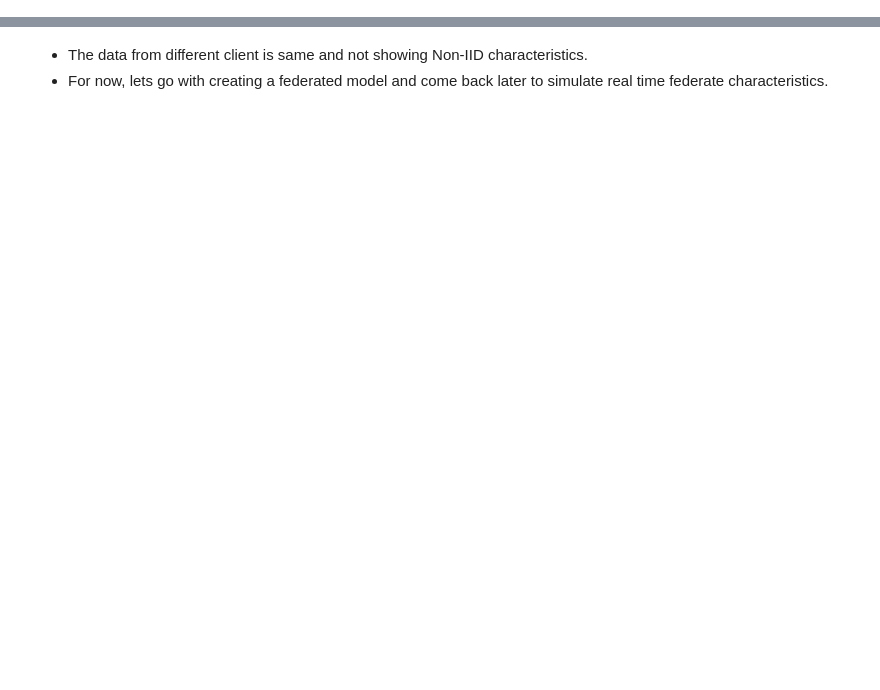
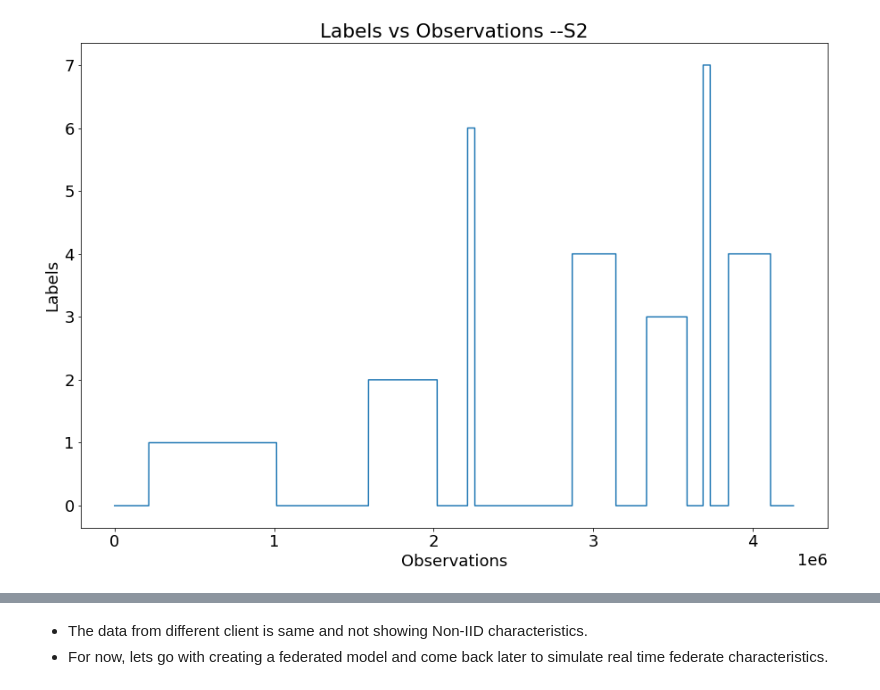
Before and after one commit to harinadh12/Appidi_OUDSA5900, a Jupyter notebook: federate_data.ipynb, the cells around one changed output, grey strips where cells are left out. Drawn from its saved outputs; the diff is of its cells as text; code cells hidden in the pictures; blank space fills up the shorter version.

```diff
--- a/federate_data.ipynb
+++ b/federate_data.ipynb
@@ -181,0 +58,8 @@ for i in range(15):
+# %%
+plt.plot(data['label'])
+plt.ylabel('Labels')
+plt.xlabel('Observations')
+plt.title('Labels vs Observations --S2')
+plt.savefig('labels.png')
+# %% [output]
+[figure, added]
```
Also changed, not shown: parts of 141 cells of this notebook, 23 other files.
